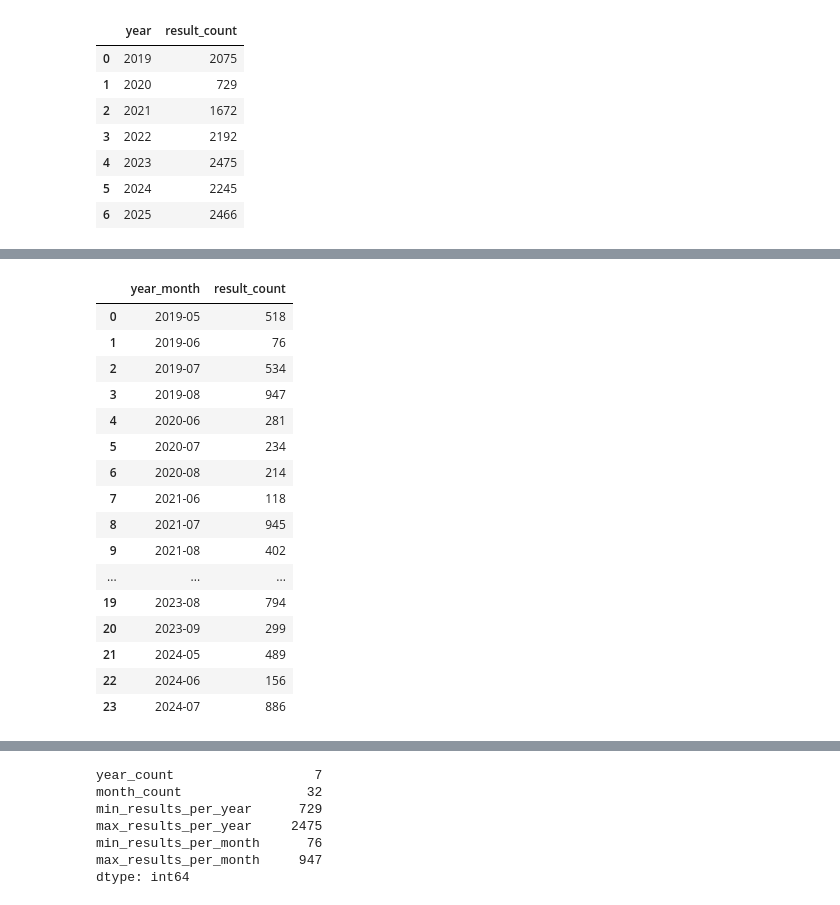
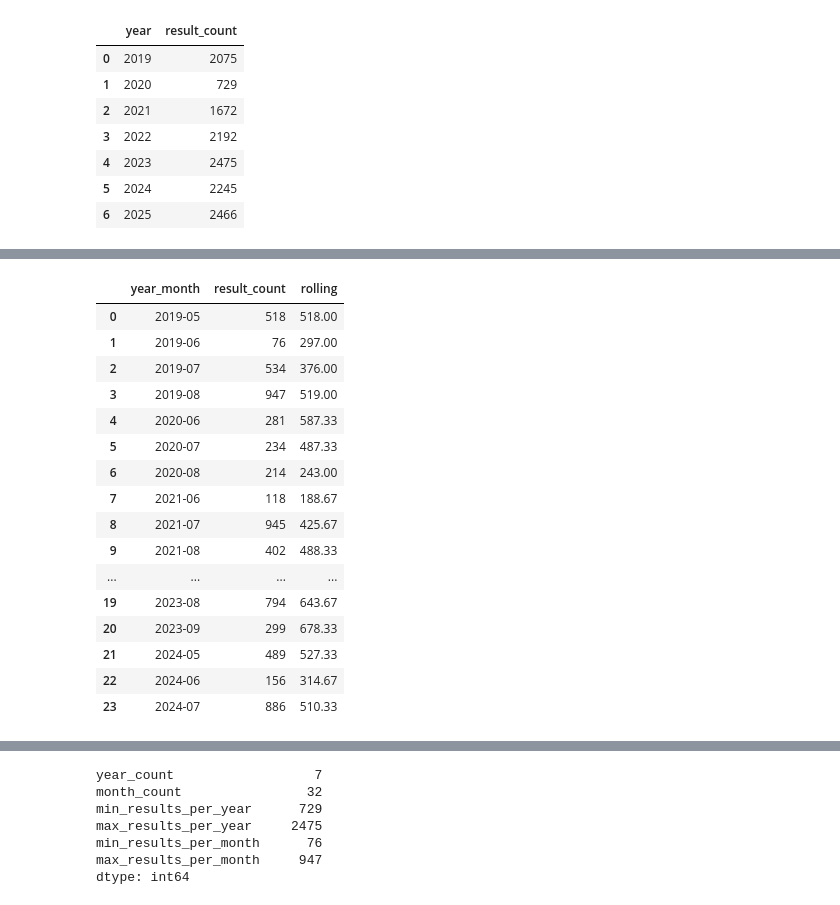
Before and after one commit to adelaleppeltova/firesport-app, a Jupyter notebook: docs/notebooks/eda.ipynb, the cells around one changed output, grey strips where cells are left out. Drawn from its saved outputs; the diff is of its cells as text; code cells hidden in the pictures.

```diff
--- a/docs/notebooks/eda.ipynb
+++ b/docs/notebooks/eda.ipynb
@@ -468,28 +578,34 @@ plt.show()
 # %%
 coverage_by_month = (
     df_results.groupby("year_month")
     .size()
     .rename("result_count")
     .reset_index()
     .sort_values("year_month")
 )
 
+coverage_by_month["rolling"] = (
+    coverage_by_month["result_count"]
+    .rolling(window=3, min_periods=1)
+    .mean()
+)
+
 coverage_by_month.head(24)
 # %% [output]
-|  | year_month | result_count |
-| 0 | 2019-05 | 518 |
-| 1 | 2019-06 | 76 |
-| 2 | 2019-07 | 534 |
-| 3 | 2019-08 | 947 |
-| 4 | 2020-06 | 281 |
-| 5 | 2020-07 | 234 |
-| 6 | 2020-08 | 214 |
-| 7 | 2021-06 | 118 |
-| 8 | 2021-07 | 945 |
-| 9 | 2021-08 | 402 |
-| ... | ... | ... |
-| 19 | 2023-08 | 794 |
-| 20 | 2023-09 | 299 |
-| 21 | 2024-05 | 489 |
-| 22 | 2024-06 | 156 |
-| 23 | 2024-07 | 886 |
+|  | year_month | result_count | rolling |
+| 0 | 2019-05 | 518 | 518.00 |
+| 1 | 2019-06 | 76 | 297.00 |
+| 2 | 2019-07 | 534 | 376.00 |
+| 3 | 2019-08 | 947 | 519.00 |
+| 4 | 2020-06 | 281 | 587.33 |
+| 5 | 2020-07 | 234 | 487.33 |
+| 6 | 2020-08 | 214 | 243.00 |
+| 7 | 2021-06 | 118 | 188.67 |
+| 8 | 2021-07 | 945 | 425.67 |
+| 9 | 2021-08 | 402 | 488.33 |
+| ... | ... | ... | ... |
+| 19 | 2023-08 | 794 | 643.67 |
+| 20 | 2023-09 | 299 | 678.33 |
+| 21 | 2024-05 | 489 | 527.33 |
+| 22 | 2024-06 | 156 | 314.67 |
+| 23 | 2024-07 | 886 | 510.33 |
```
Also changed, not shown: parts of 46 cells of this notebook, 12 other files.
